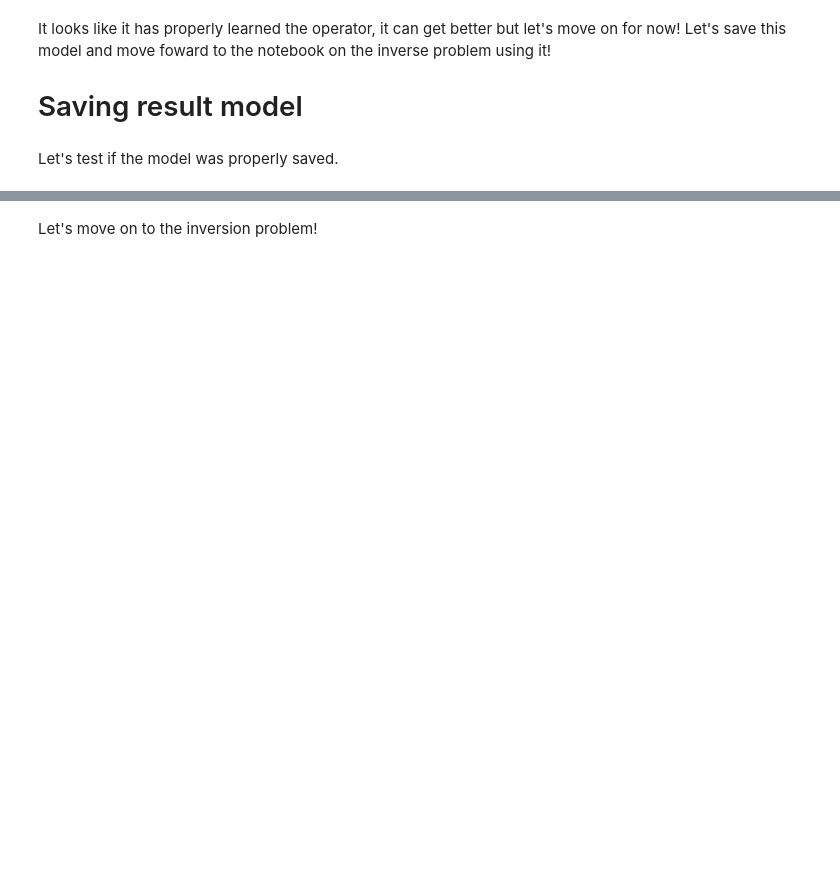
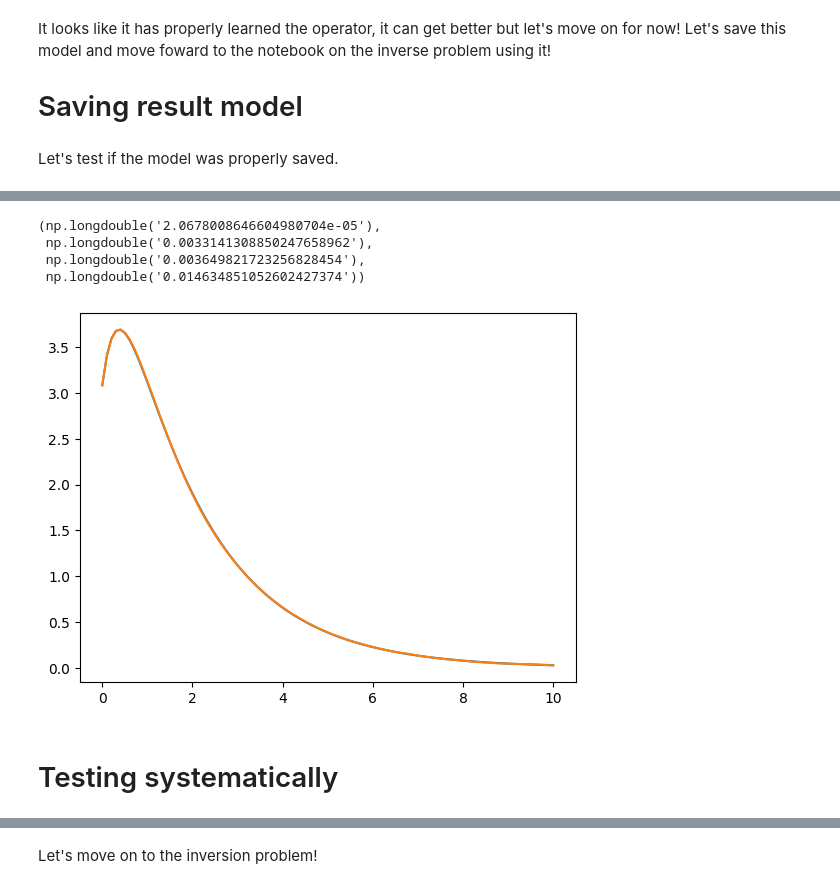
Before and after one commit to jpssrocha/deeponet-jax-inversion, a Jupyter notebook: notebook/mass-spring/2-deeponet_training.ipynb, the cells around one changed output, grey strips where cells are left out. Drawn from its saved outputs; the diff is of its cells as text; code cells hidden in the pictures; blank space fills up the shorter version.

```diff
--- a/notebook/mass-spring/2-deeponet_training.ipynb
+++ b/notebook/mass-spring/2-deeponet_training.ipynb
@@ -1,8 +1,10 @@
 # %% [markdown]
 In this notebook i'll be training a DeepOnet to learn the results from the simulations done for the damped pendulum in the `simulations` notebook.
 # %%
+import os
+# os.environ["XLA_FLAGS"] = "--xla_force_host_platform_device_count=60" # Example for 4 cores
+
 import jax
-jax.config.update("jax_enable_x64", True)
 import jax.numpy as jnp
 import numpy as np
 import equinox as eqx
@@ -239,6 +241,8 @@ eqx.tree_serialise_leaves("best_model.eqx", best_model)
 # %% [markdown]
 Let's test if the model was properly saved.
 # %%
+jax.config.update("jax_platform_name", "cpu")
+
 best_model_reloading = DeepOnet(
     4,
     1,
@@ -282,0 +285,33 @@ for _ in range(10):
+# %%
+args = np.random.uniform(0.0, 5.0, size=(4,)).tolist()
+
+
+
+x, v = simulate(args).T
+
+# idx = randint(0, parameters.shape[0])
+# args = parameters[idx].tolist()
+
+x_deeponet = jax.vmap(best_model_reloading, in_axes=(None, 0))(jnp.array(args), time)
+
+x_deeponet = np.float128(x_deeponet)
+x = np.float128(x)
+
+x_deeponet.shape
+mse = np.mean((x_deeponet - x)**2)
+mae = np.mean(np.abs(x_deeponet - x))
+smare = np.mean(np.abs(x_deeponet - x)/(abs(x_deeponet) + abs(x))/2)
+mare = np.mean(np.abs((x_deeponet - x)/x))
+
+plt.plot(ts, x, label="simulation")
+plt.plot(ts, x_deeponet, label="deeponet")
+
+mse, mae, smare, mare
+# %% [output]
+(np.longdouble('2.0678008646604980704e-05'),
+ np.longdouble('0.0033141308850247658962'),
+ np.longdouble('0.003649821723256828454'),
+ np.longdouble('0.014634851052602427374'))
+[figure, added]
+# %% [markdown]
+# Testing systematically
```
Also changed, not shown: parts of 8 cells of this notebook, 2 other files.
